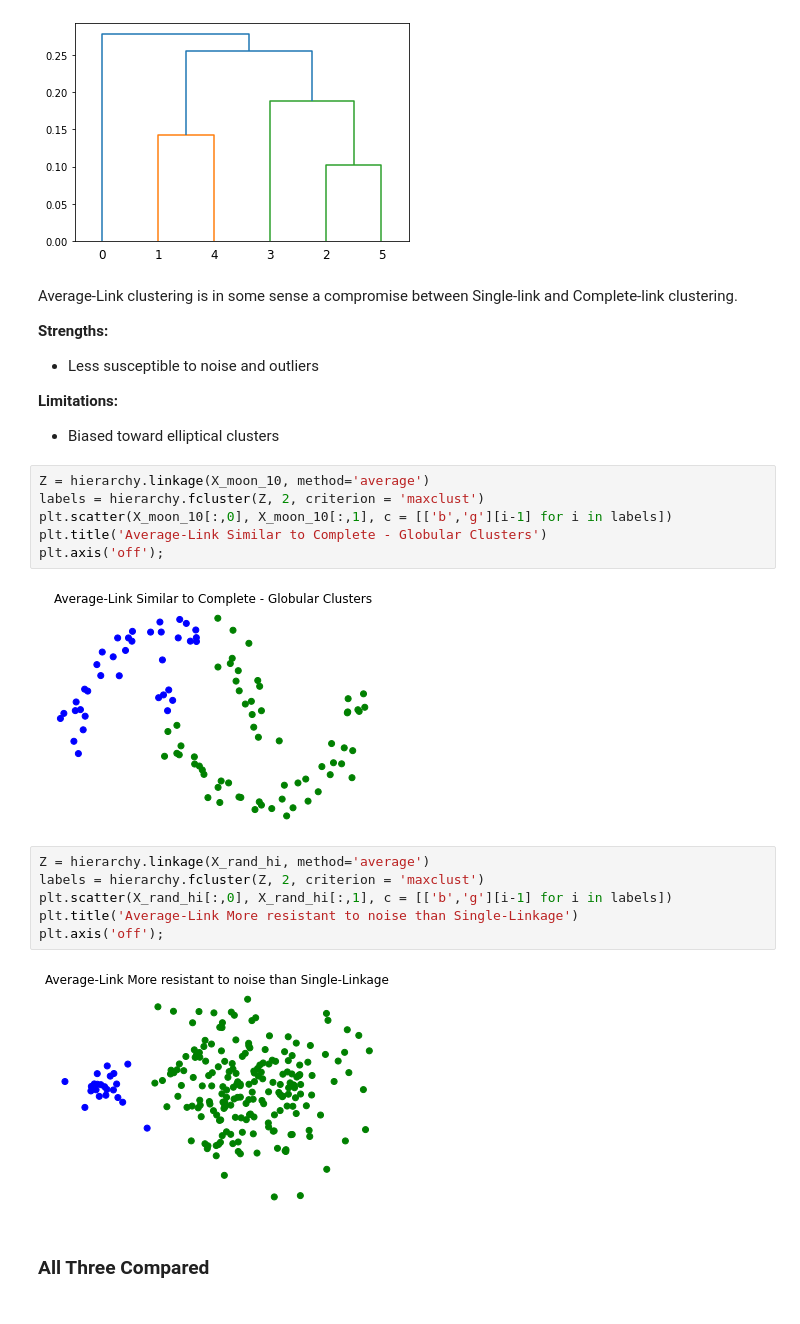
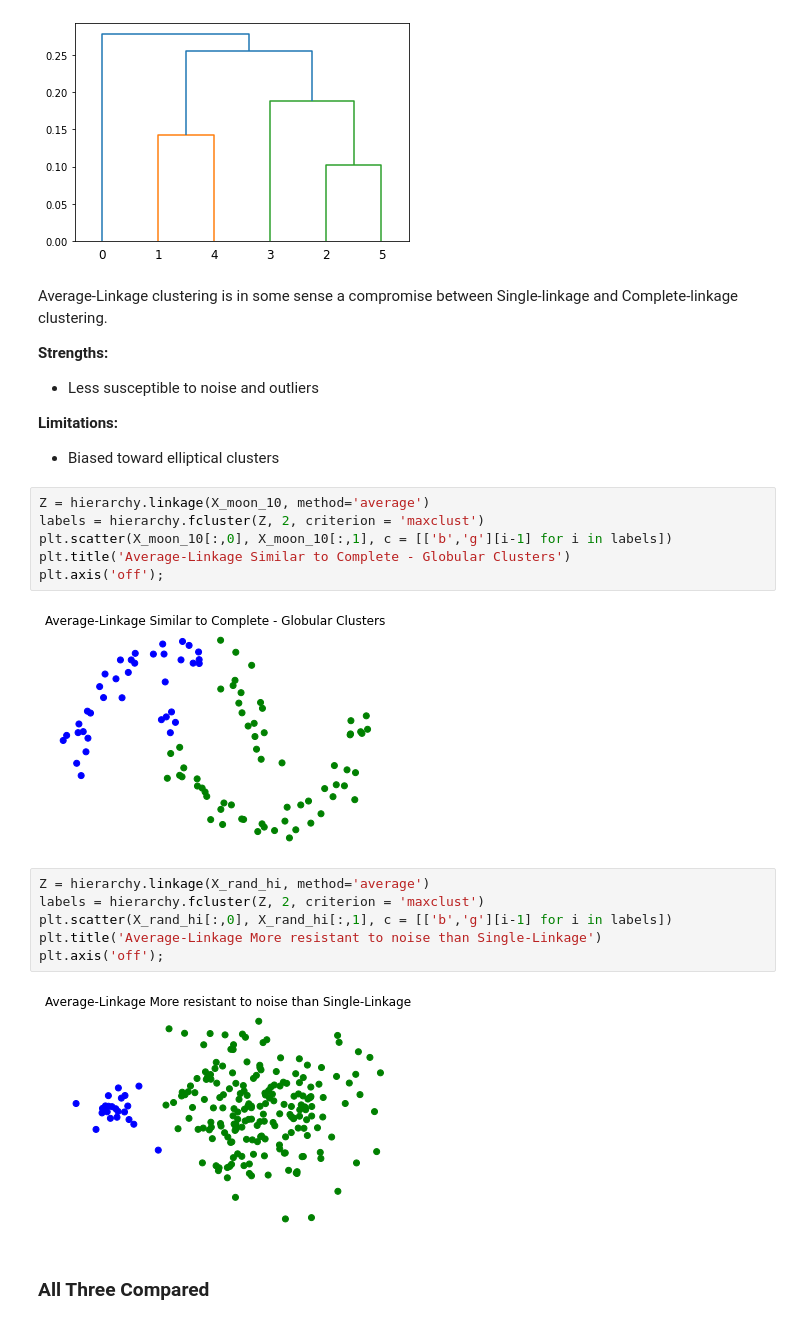
Before and after one commit to mcrovella/CS506-Computational-Tools-for-Data-Science, a Jupyter notebook: 08-Clustering-III-hierarchical.ipynb, the cells around one changed output. Cells and saved outputs as stored; diff of their text form.

```diff
--- a/08-Clustering-III-hierarchical.ipynb
+++ b/08-Clustering-III-hierarchical.ipynb
@@ -328,7 +333,7 @@ hierarchy.dendrogram(Z);
 # %% [output]
 [figure]
 # %% [markdown]
-Average-Link clustering is in some sense a compromise between Single-link and Complete-link clustering.
+Average-Linkage clustering is in some sense a compromise between Single-linkage and Complete-linkage clustering.
 
 __Strengths:__
 
@@ -341,18 +346,18 @@ __Limitations:__
 Z = hierarchy.linkage(X_moon_10, method='average')
 labels = hierarchy.fcluster(Z, 2, criterion = 'maxclust')
 plt.scatter(X_moon_10[:,0], X_moon_10[:,1], c = [['b','g'][i-1] for i in labels])
-plt.title('Average-Link Similar to Complete - Globular Clusters')
+plt.title('Average-Linkage Similar to Complete - Globular Clusters')
 plt.axis('off');
 # %% [output]
-[figure, old version]
+[figure, new version]
 # %%
 Z = hierarchy.linkage(X_rand_hi, method='average')
 labels = hierarchy.fcluster(Z, 2, criterion = 'maxclust')
 plt.scatter(X_rand_hi[:,0], X_rand_hi[:,1], c = [['b','g'][i-1] for i in labels])
-plt.title('Average-Link More resistant to noise than Single-Linkage')
+plt.title('Average-Linkage More resistant to noise than Single-Linkage')
 plt.axis('off');
 # %% [output]
-[figure, old version]
+[figure, new version]
 # %% [markdown]
 ### All Three Compared
 # %% [markdown]
```
Also changed, not shown: parts of 18 cells of this notebook.
